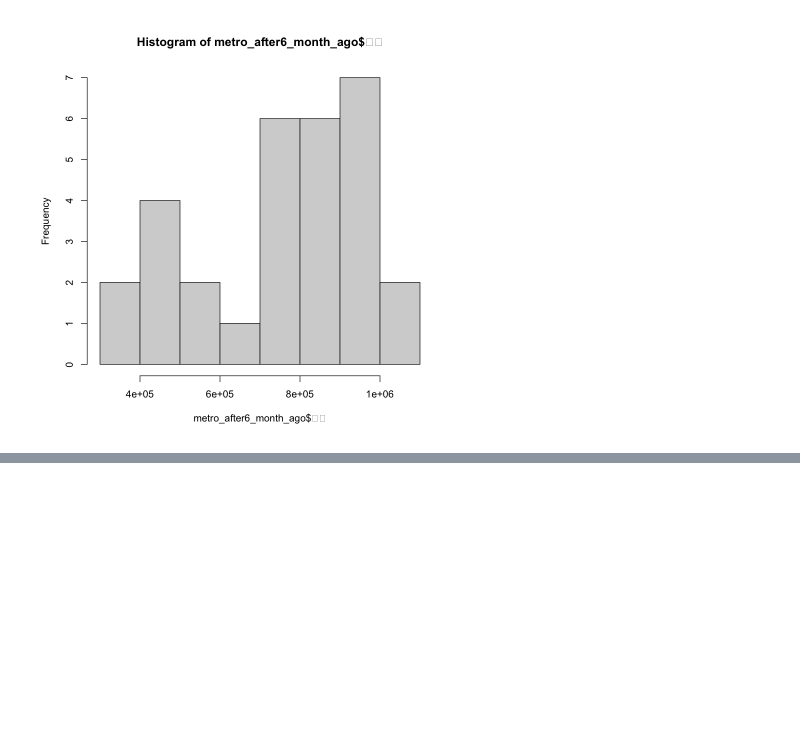
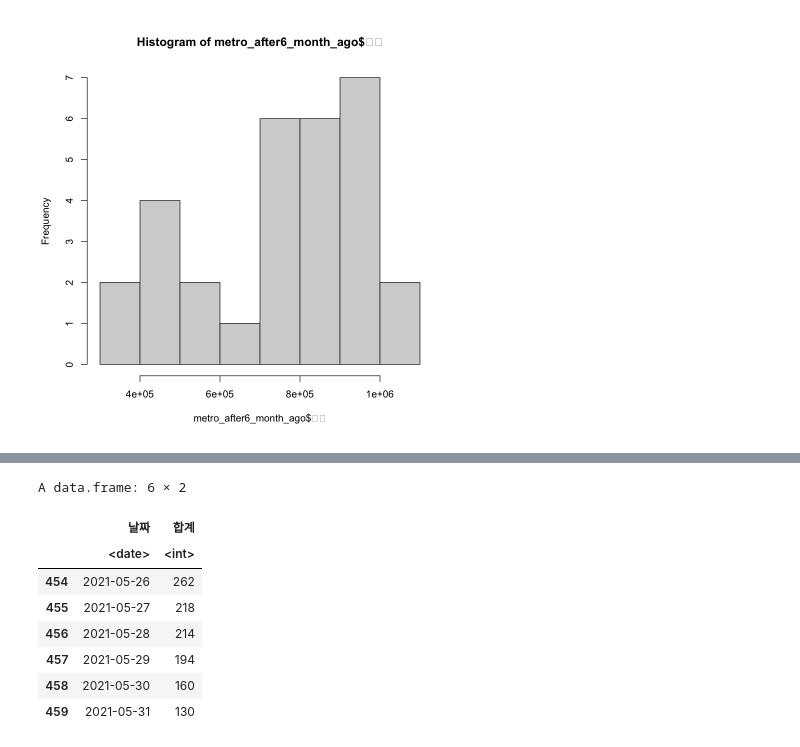
Before and after one commit to tommylee8939/TIL, a Jupyter notebook: R-project/project.ipynb, the cells around one changed output, grey strips where cells are left out. Drawn from its saved outputs; the diff is of its cells as text; code cells hidden in the pictures; blank space fills up the shorter version.

```diff
--- a/R-project/project.ipynb
+++ b/R-project/project.ipynb
@@ -288,0 +316,23 @@ Warning message in title(main = main, sub = sub, xlab = xlab, ylab = ylab, ...):
+# %%
+covid <- read.csv('./data/코로나동향.csv',header = T)
+covid$`자치구.기준일`<- as.Date(covid$`자치구.기준일`,format = '%Y.%m.%d')
+colnames(covid) <- gsub('\\.',' ',colnames(covid))
+
+covid_new <- covid[,seq(1,53,2)]
+covid_new$합계 <- apply(covid_new[,-1],1,sum)
+covid_new <- covid_new[,c(1,28)]
+covid_new <- covid_new[seq(518,1,-1),]
+row.names(covid_new) <- c()
+covid_new <- covid_new %>% filter(`자치구 기준일`<=as.Date('2021-05-31'))
+colnames(covid_new) <- c('날짜','합계')
+tail(covid_new)
+# %% [output]
+A data.frame: 6 × 2
+|  | 날짜 | 합계 |
+|  | <date> | <int> |
+| 454 | 2021-05-26 | 262 |
+| 455 | 2021-05-27 | 218 |
+| 456 | 2021-05-28 | 214 |
+| 457 | 2021-05-29 | 194 |
+| 458 | 2021-05-30 | 160 |
+| 459 | 2021-05-31 | 130 |
```
Also changed, not shown: parts of 5 cells of this notebook, 3 other files.
